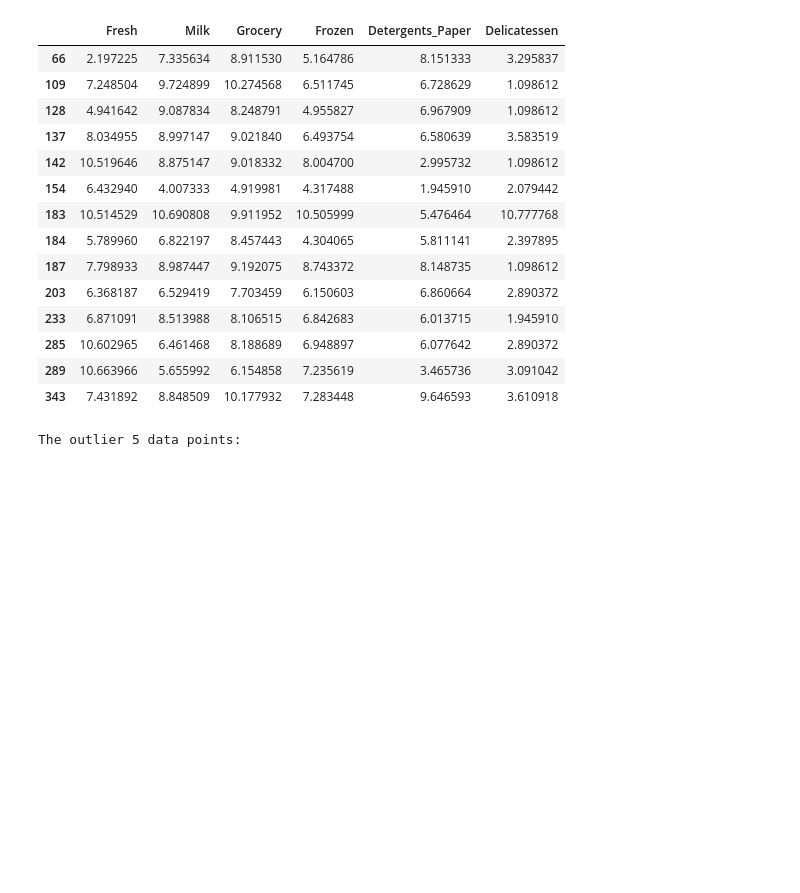
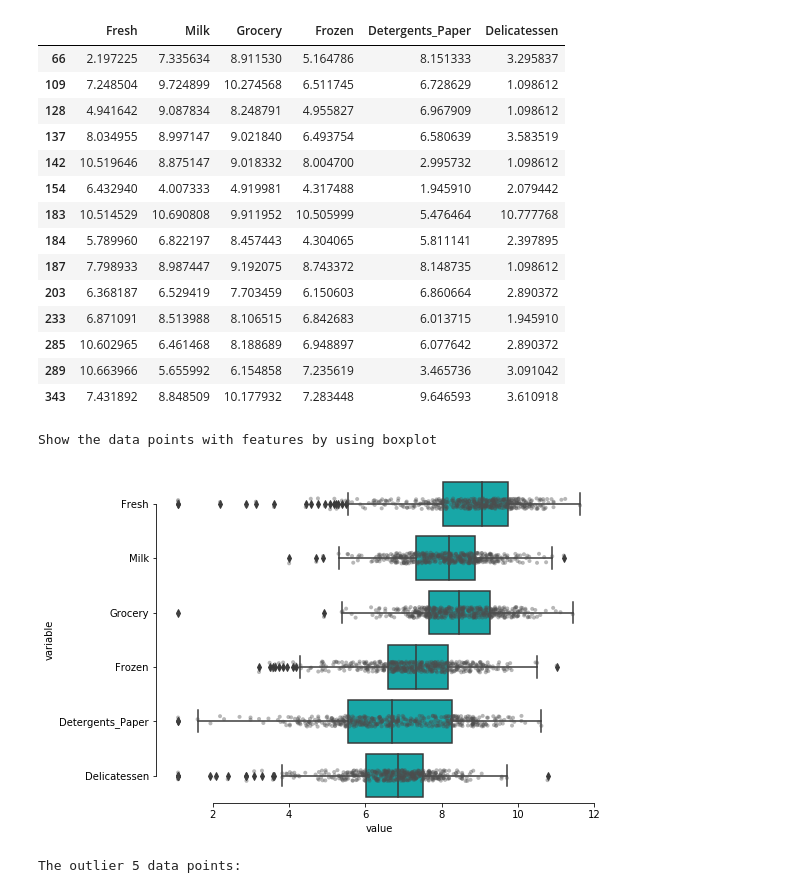
Before and after one commit to ZenRay/MachineLearningEngineer, a Jupyter notebook: P3_CreatingCustomerSegments/customer_segments.ipynb, the cells around one changed output. Cells and saved outputs as stored; diff of their text form; code cells hidden in the pictures; blank space fills up the shorter version.

```diff
--- a/P3_CreatingCustomerSegments/customer_segments.ipynb
+++ b/P3_CreatingCustomerSegments/customer_segments.ipynb
@@ -302,6 +302,21 @@ Data points considered outliers for the feature 'Delicatessen':
 | 285 | 10.602965 | 6.461468 | 8.188689 | 6.948897 | 6.077642 | 2.890372 |
 | 289 | 10.663966 | 5.655992 | 6.154858 | 7.235619 | 3.465736 | 3.091042 |
 | 343 | 7.431892 | 8.848509 | 10.177932 | 7.283448 | 9.646593 | 3.610918 |
+# %%
+import seaborn as sns
+import matplotlib.pyplot as plt
+# create "melted" dataframe
+df1 = pd.melt(log_data, value_vars=list(log_data.columns))
+
+print "Show the data points with features by using boxplot"
+plt.figure(figsize=(8, 6))
+sns.boxplot(x="value", y="variable", data=df1, color="c")
+sns.stripplot(x="value", y="variable", data=df1, jitter=True,
+  size=4, alpha=.4, color=".3", linewidth=0)
+sns.despine(trim=True)
+# %% [output]
+Show the data points with features by using boxplot
+[figure, added]
 # %%
 from collections import Counter
 count_outlier = Counter(outliers_index)
```
Also changed, not shown: parts of 3 cells of this notebook, 1 other file.
